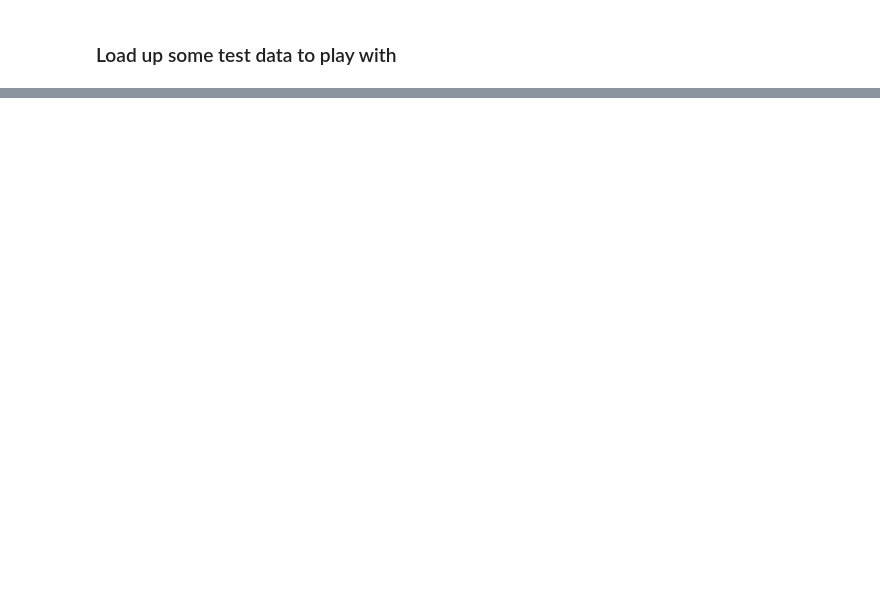
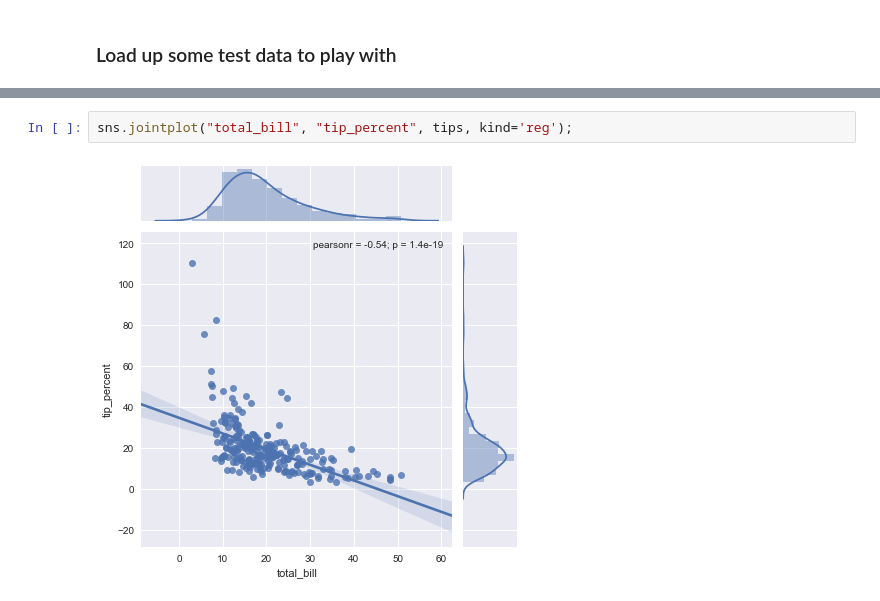
Before and after one commit to jpwhite3/python-analytics-demo, a Jupyter notebook: Part_3.ipynb, the cells around one changed output, grey strips where cells are left out. Cells and saved outputs as stored; diff of their text form; blank space fills up the shorter version.

```diff
--- a/Part_3.ipynb
+++ b/Part_3.ipynb
@@ -41,3 +48,7 @@ tips[['total_bill','tip']].describe()
 
 http://web.stanford.edu/~mwaskom/software/seaborn/tutorial/regression.html
+# %%
+sns.jointplot("total_bill", "tip_percent", tips, kind='reg');
+# %% [output]
+[figure, added]
 # %%
```
Also changed, not shown: parts of 13 cells of this notebook, 5 other files.
